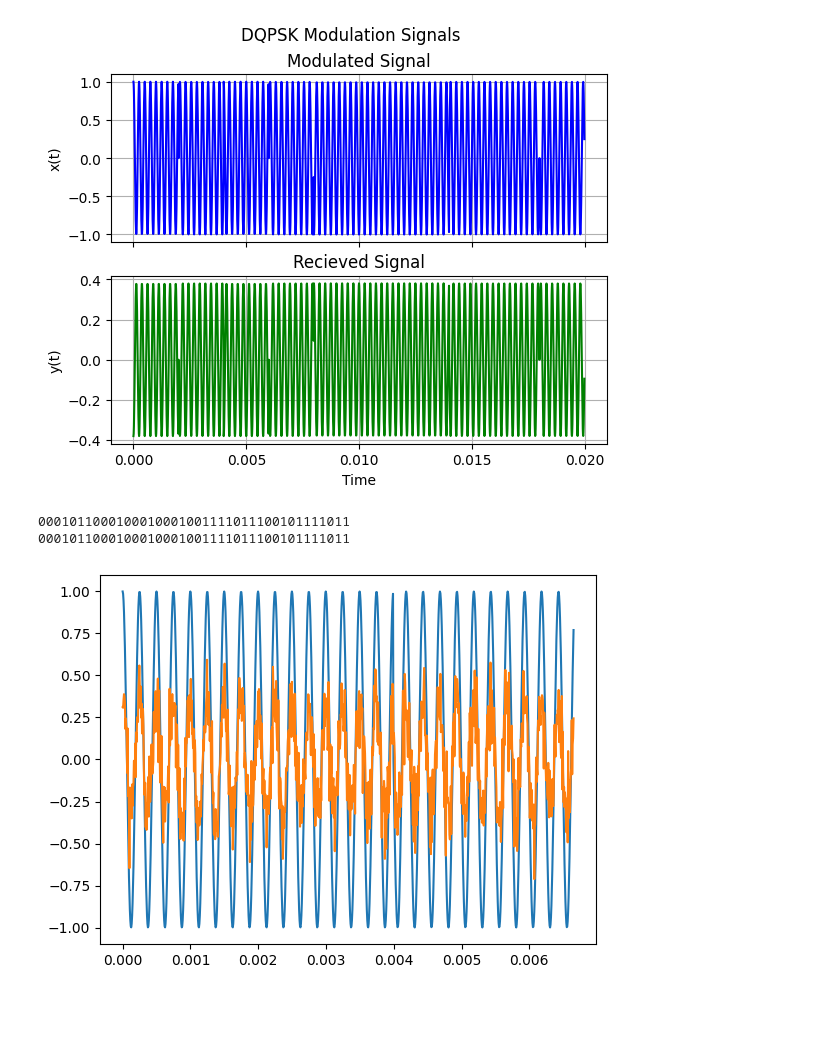
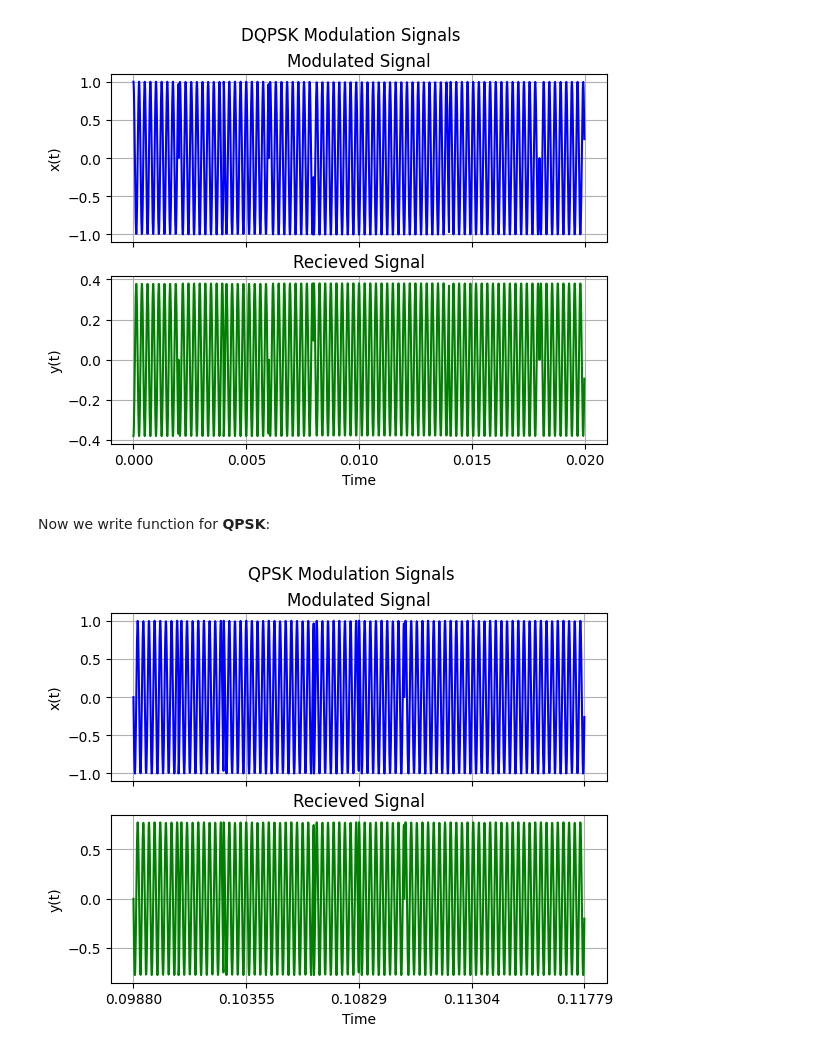
Before and after one commit to MohammadEshtehardian/Digital-Communication-Lab, a Jupyter notebook: DigLabPro2.ipynb, the cells around one changed output. Saved outputs shown, nothing was run; the diff lists cells and outputs as text; code cells hidden in the pictures; blank space fills up the shorter version.

Commit message:
QPSK modulation added.

```diff
--- a/DigLabPro2.ipynb
+++ b/DigLabPro2.ipynb
@@ -222,22 +335,35 @@ def dqpsk_plot(n, t0, sigma, fc, fs, symbol_num, xticks=[]):
 dqpsk_plot(2000, 2, np.sqrt(0.4), 500.5*8, 500.5*200, 10, np.linspace(0, 0.02, 5))
 # %% [output]
 [figure]
-# %%
-data = ''.join([np.random.choice(['0', '1']) for _ in range(2000)])
-interval = 2
-fc = 500.5 * 8
-fs = 500.5 * 3e2
-signal = dqpsk_modulator(data, interval, fc, fs)
-plt.figure()
-plt.plot(np.linspace(0,999/fs,1000),signal[0:1000])
-print(data[0:40])
-
-new_signal = channel(signal, np.sqrt(0.4), 15)
-plt.plot(np.linspace(0,999/fs,1000),new_signal[0:1000])
-
-dem_data = dqpsk_demodulator(new_signal, interval, fc, fs, 500.5)
-print(dem_data[0:40])
-# %% [output]
-0001011000100010001001111011100101111011
-0001011000100010001001111011100101111011
-[figure, removed]
+# %% [markdown]
+Now we write function for **QPSK**:
+# %%
+def qpsk_plot(n, t0, sigma, pilot_time, fc, fs, start, symbol_num, xticks=[]):
+  data = ''.join([np.random.choice(['0', '1']) for _ in range(n)])
+  t = t0 * (1-pilot_time) / (n/2)
+  m = int(fs*t)
+  transmitted_signal = qpsk_modulator(data, t0, pilot_time, fc, fs)
+  recieved_signal = channel(transmitted_signal, sigma, has_noise=False)
+  times = np.linspace(start*t, ((symbol_num+start)*m-1)/fs, symbol_num*m)
+  if xticks == []:
+    xticks = np.linspace(start*t, ((symbol_num+start)*m-1)/fs, 5)
+  fig, ax = plt.subplots(2, sharex=True)
+  fig.suptitle('QPSK Modulation Signals')
+  ax[0].plot(times, transmitted_signal[start*m:(symbol_num+start)*m], color='blue')
+  ax[0].set_title('Modulated Signal')
+  ax[0].set_ylabel('x(t)')
+  ax[0].grid()
+  ax[1].plot(times, recieved_signal[start*m:(symbol_num+start)*m], color='green')
+  ax[1].set_title('Recieved Signal')
+  ax[1].set_ylabel('y(t)')
+  ax[1].grid()
+  plt.xlabel('Time')
+  plt.xticks(xticks)
+  plt.show()
+# %%
+rs = 1000 / 1.9
+fc = rs * 8
+fs = rs * 190
+qpsk_plot(2000, 2, np.sqrt(0.4), 0.05, fc, fs, 52, 10)
+# %% [output]
+[figure, added]
```
Also changed, not shown: parts of 7 cells of this notebook.
